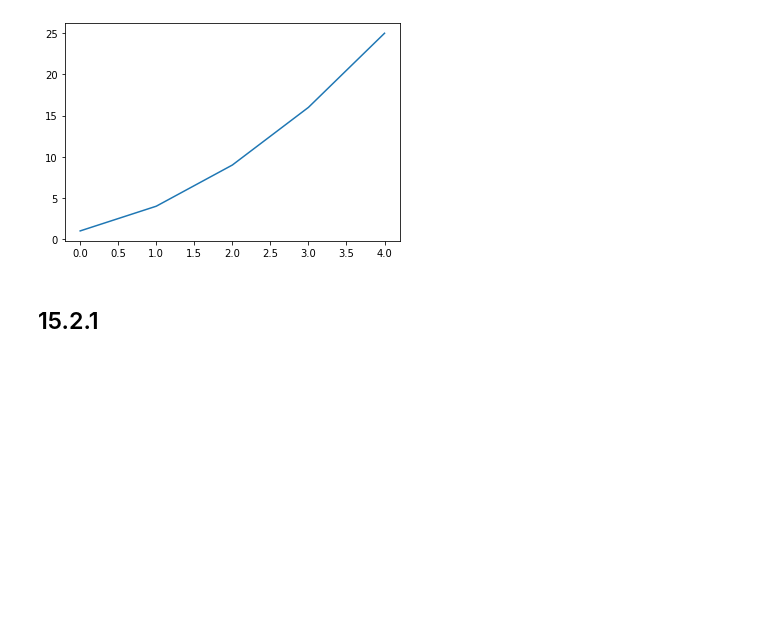
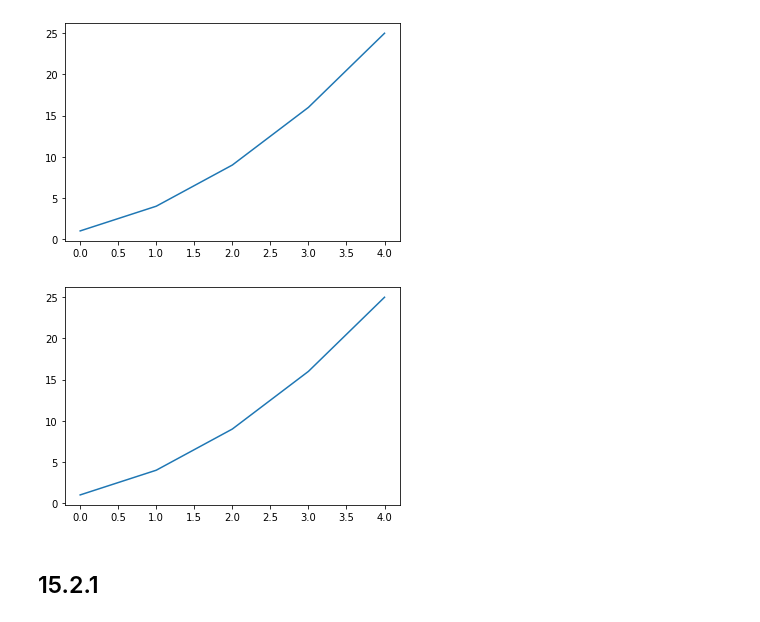
Before and after one commit to imkasen/python-crash-course, a Jupyter notebook: Chapter 15.ipynb, the cells around one changed output. Drawn from its saved outputs; the diff is of its cells as text; code cells hidden in the pictures; blank space fills up the shorter version.

```diff
--- a/Chapter 15.ipynb
+++ b/Chapter 15.ipynb
@@ -9,6 +9,14 @@ plt.plot(squares)
 plt.show()
 # %% [output]
 [figure]
+# %%
+squares = [1, 4, 9, 16, 25]
+fig, ax = plt.subplots()
+ax.plot(squares)
+
+plt.show()
+# %% [output]
+[figure, added]
 # %% [markdown]
 ## 15.2.1
 # %%
```
Also changed, not shown: parts of 18 cells of this notebook, 11 other files.
